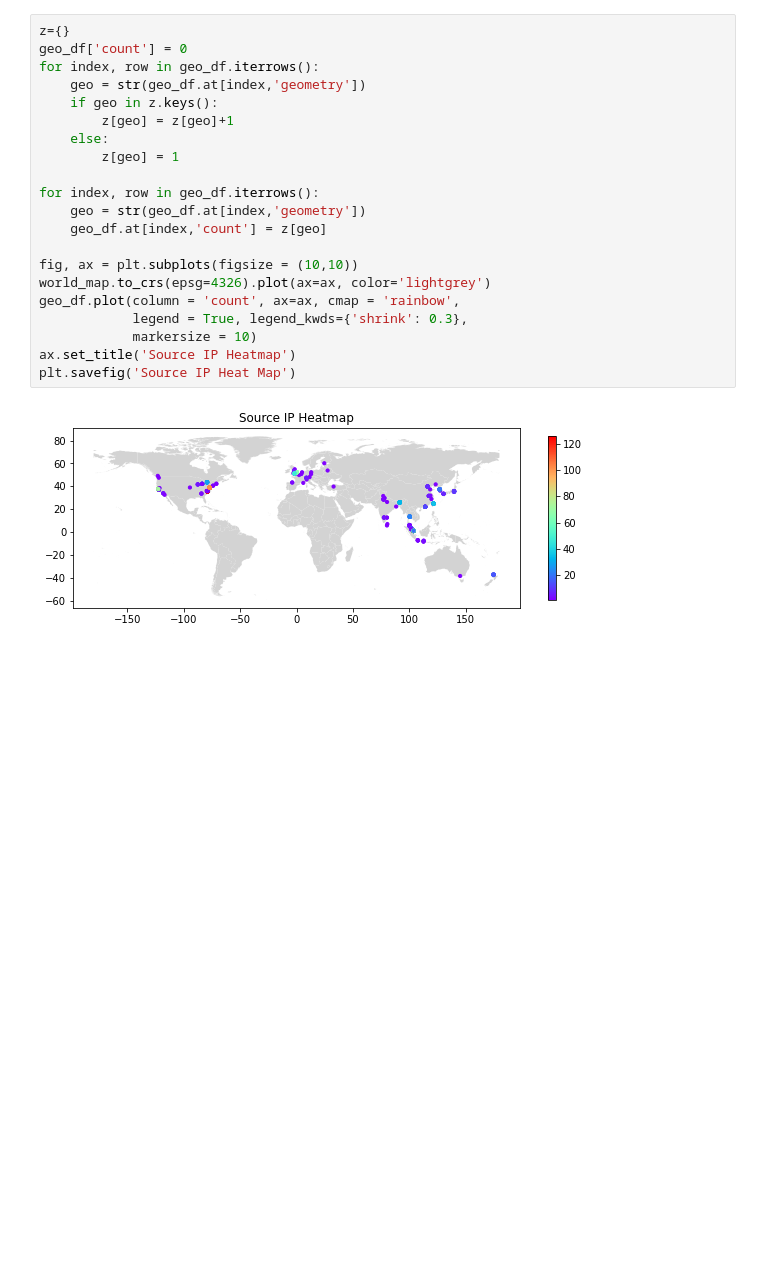
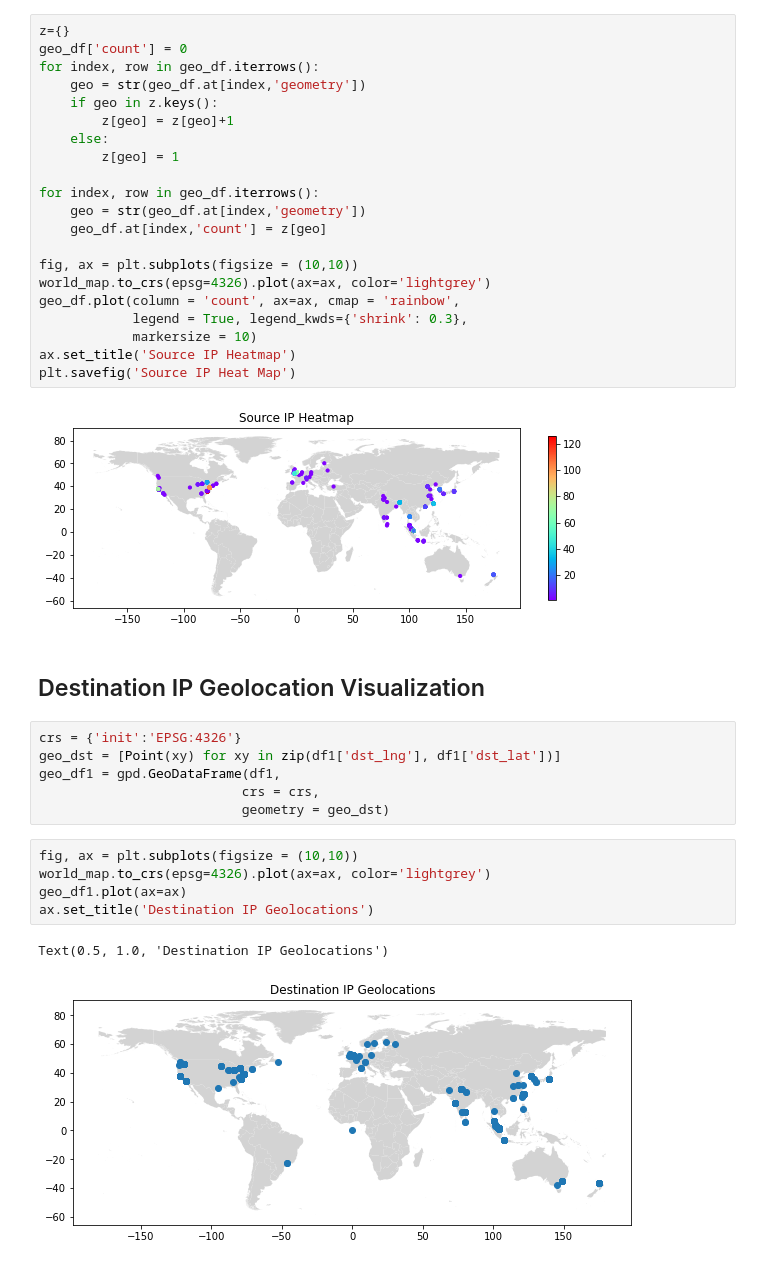
Before and after one commit to jsheng1996/CZ-3006-Labs, a Jupyter notebook: cz3006lab4/dataviz.ipynb, the cells around one changed output. Drawn from its saved outputs; the diff is of its cells as text; blank space fills up the shorter version.

Commit message:
160922 update 2
-Added visualizations for destination IP and overall IP
-Tidied up images

```diff
--- a/cz3006lab4/dataviz.ipynb
+++ b/cz3006lab4/dataviz.ipynb
@@ -268,3 +268,19 @@ ax.set_title('Source IP Heatmap')
 plt.savefig('Source IP Heat Map')
 # %% [output]
 [figure]
+# %% [markdown]
+## Destination IP Geolocation Visualization
+# %%
+crs = {'init':'EPSG:4326'}
+geo_dst = [Point(xy) for xy in zip(df1['dst_lng'], df1['dst_lat'])]
+geo_df1 = gpd.GeoDataFrame(df1,
+                          crs = crs,
+                          geometry = geo_dst)
+# %%
+fig, ax = plt.subplots(figsize = (10,10))
+world_map.to_crs(epsg=4326).plot(ax=ax, color='lightgrey')
+geo_df1.plot(ax=ax)
+ax.set_title('Destination IP Geolocations')
+# %% [output]
+Text(0.5, 1.0, 'Destination IP Geolocations')
+[figure, added]
```
Also changed, not shown: parts of 11 cells of this notebook, 8 other files.
